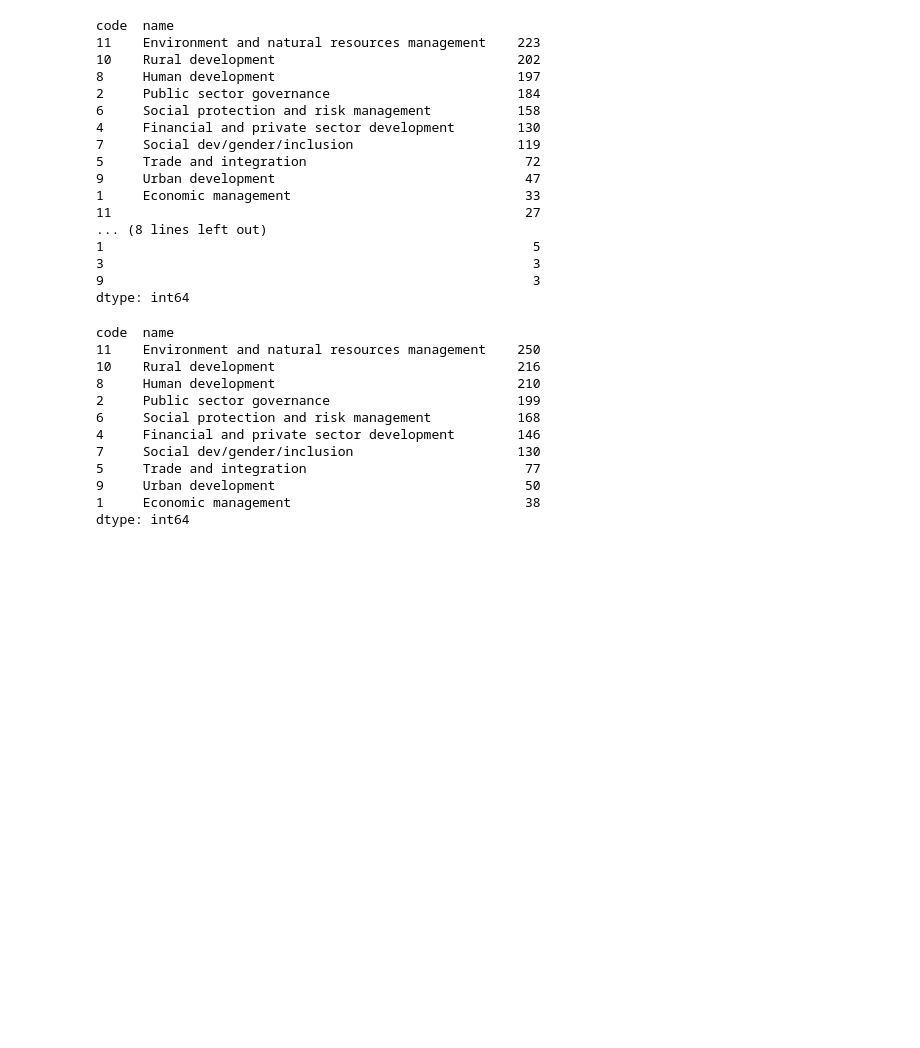
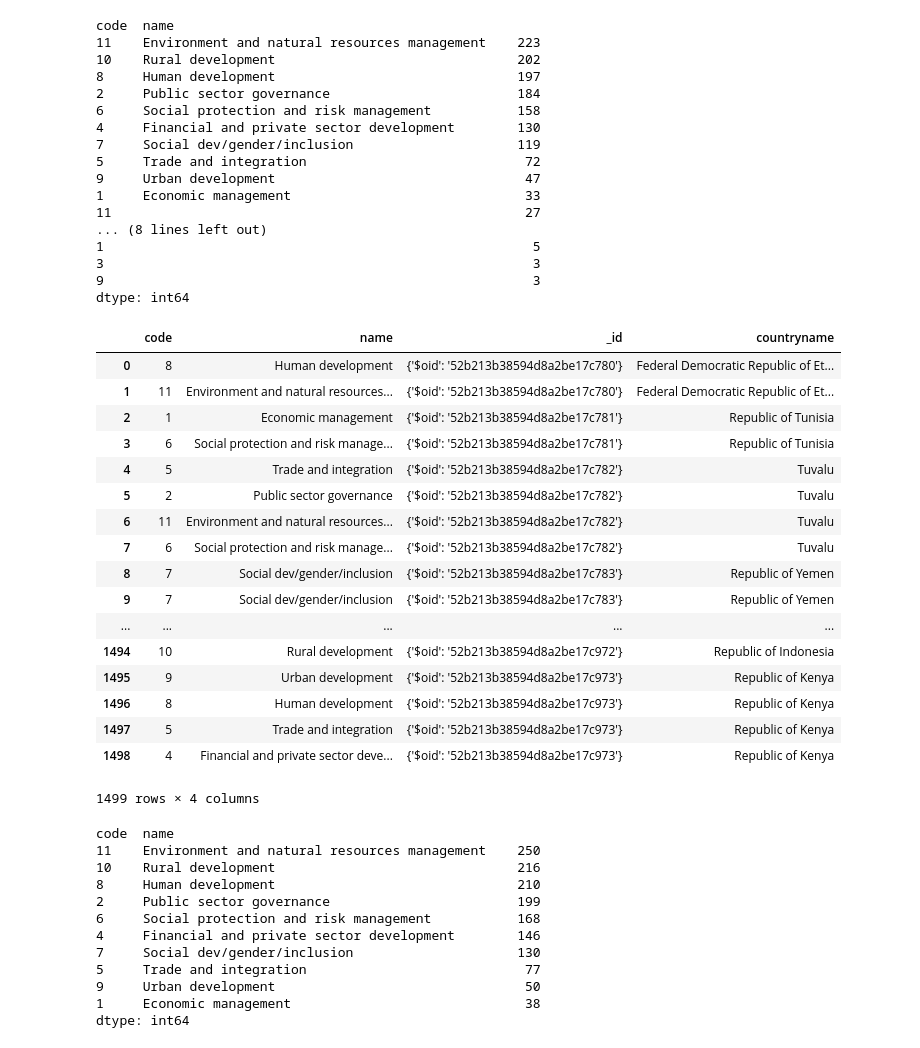
Before and after one commit to BoshengW/SpringBoard, a Jupyter notebook: Unit5_mini_project/Unit5_4_Mini_Project_Wrangling_Json_Exercise.ipynb, the cells around one changed output. Saved outputs shown, nothing was run; the diff lists cells and outputs as text; code cells hidden in the pictures; blank space fills up the shorter version.

```diff
--- a/Unit5_mini_project/Unit5_4_Mini_Project_Wrangling_Json_Exercise.ipynb
+++ b/Unit5_mini_project/Unit5_4_Mini_Project_Wrangling_Json_Exercise.ipynb
@@ -162,9 +162,32 @@ nomiss_prj_df = prj_theme_df[prj_theme_df.name!='']
 prj_code_name_df = nomiss_prj_df[['name','code']].drop_duplicates()
 # %%
 # fill missing name with exist-name
-for _i in range(row):
-    if prj_theme_df.iloc[_i]['name']=='':
-        prj_theme_df.iloc[_i]['name'] = prj_code_name_df[prj_code_name_df.code==prj_theme_df.iloc[_i]['code']].name.values[0]
+prj_code_name_dict = prj_code_name_df.set_index('code').to_dict()['name']
+
+prj_theme_df.fillna(value=prj_code_name_dict)
+
+# for _i in range(row):
+#     if prj_theme_df.iloc[_i]['name']=='':
+#         prj_theme_df.iloc[_i]['name'] = prj_code_name_df[prj_code_name_df.code==prj_theme_df.iloc[_i]['code']].name.values[0]
+# %% [output]
+|  | code | name | _id | countryname |
+| 0 | 8 | Human development | {'$oid': '52b213b38594d8a2be17c780'} | Federal Democratic Republic of Et... |
+| 1 | 11 | Environment and natural resources... | {'$oid': '52b213b38594d8a2be17c780'} | Federal Democratic Republic of Et... |
+| 2 | 1 | Economic management | {'$oid': '52b213b38594d8a2be17c781'} | Republic of Tunisia |
+| 3 | 6 | Social protection and risk manage... | {'$oid': '52b213b38594d8a2be17c781'} | Republic of Tunisia |
+| 4 | 5 | Trade and integration | {'$oid': '52b213b38594d8a2be17c782'} | Tuvalu |
+| 5 | 2 | Public sector governance | {'$oid': '52b213b38594d8a2be17c782'} | Tuvalu |
+| 6 | 11 | Environment and natural resources... | {'$oid': '52b213b38594d8a2be17c782'} | Tuvalu |
+| 7 | 6 | Social protection and risk manage... | {'$oid': '52b213b38594d8a2be17c782'} | Tuvalu |
+| 8 | 7 | Social dev/gender/inclusion | {'$oid': '52b213b38594d8a2be17c783'} | Republic of Yemen |
+| 9 | 7 | Social dev/gender/inclusion | {'$oid': '52b213b38594d8a2be17c783'} | Republic of Yemen |
+| ... | ... | ... | ... | ... |
+| 1494 | 10 | Rural development | {'$oid': '52b213b38594d8a2be17c972'} | Republic of Indonesia |
+| 1495 | 9 | Urban development | {'$oid': '52b213b38594d8a2be17c973'} | Republic of Kenya |
+| 1496 | 8 | Human development | {'$oid': '52b213b38594d8a2be17c973'} | Republic of Kenya |
+| 1497 | 5 | Trade and integration | {'$oid': '52b213b38594d8a2be17c973'} | Republic of Kenya |
+| 1498 | 4 | Financial and private sector deve... | {'$oid': '52b213b38594d8a2be17c973'} | Republic of Kenya |
+1499 rows × 4 columns
 # %%
 # Q2 result after filling all missing project name
 prj_theme_df.groupby(['code','name']).size().sort_values(ascending=False).iloc[:10]
```
Also changed, not shown: parts of 1 cell of this notebook, 1 other file.
